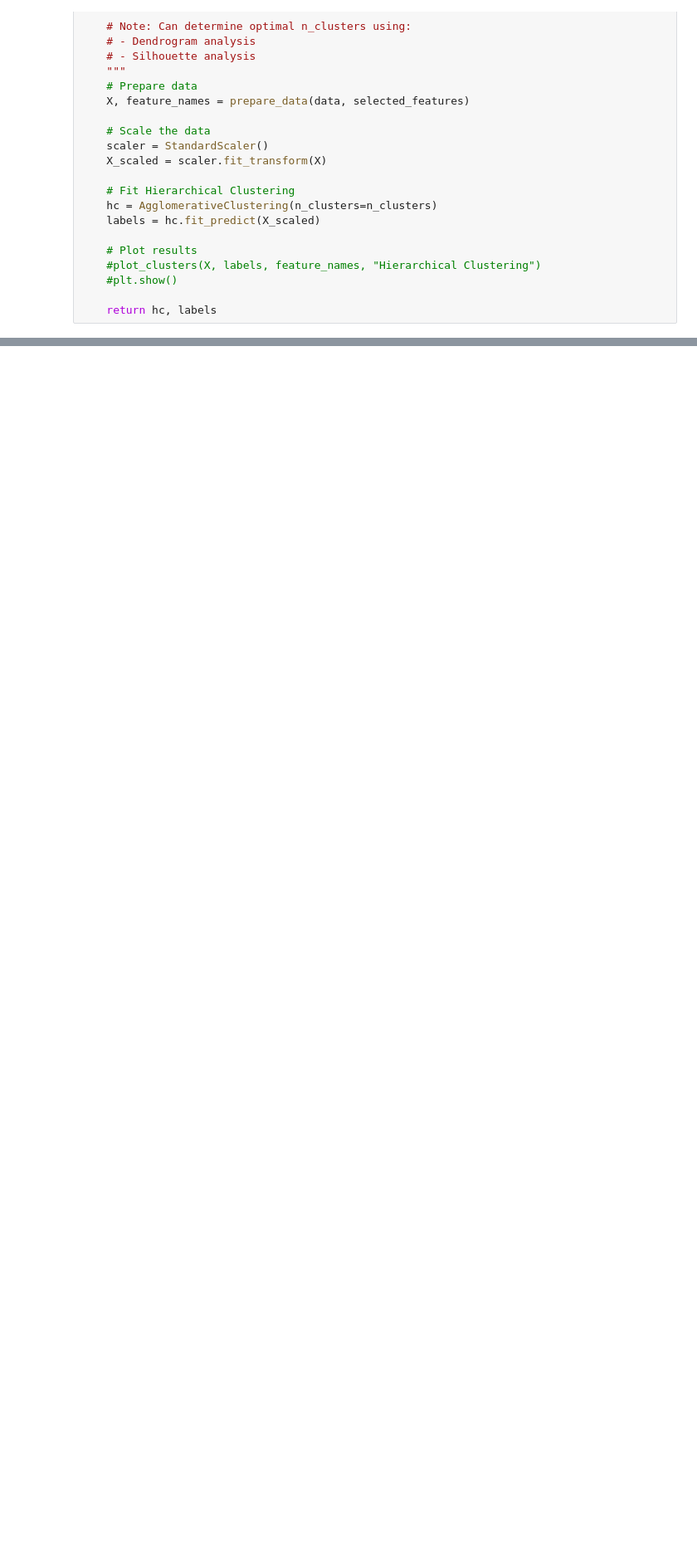
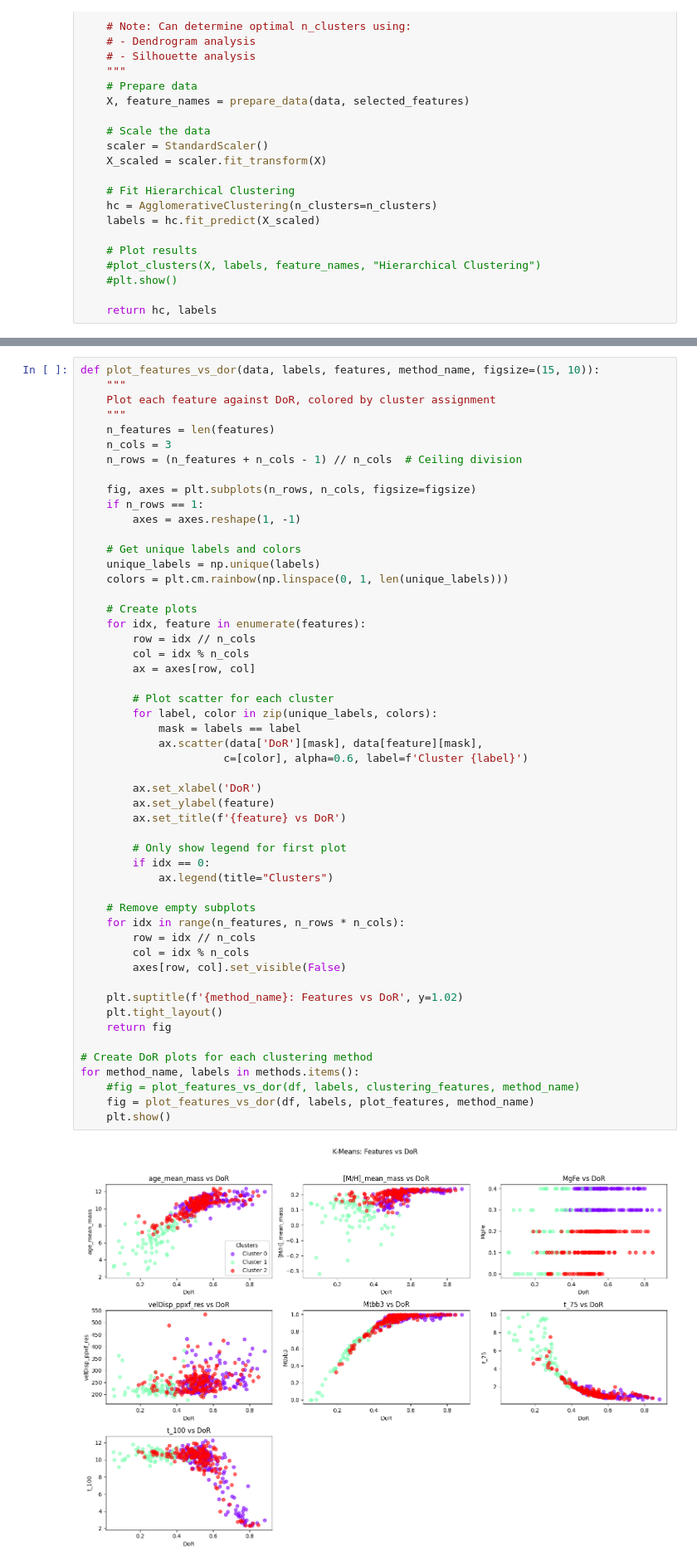
Before and after one commit to CARosss/AS01, a Jupyter notebook: 5_clustering_methods.ipynb, the cells around one changed output, grey strips where cells are left out. Shown at 83% size. Cells and saved outputs as stored; diff of their text form; blank space fills up the shorter version.

Commit message:
corner plots and DoR plots

```diff
--- a/5_clustering_methods.ipynb
+++ b/5_clustering_methods.ipynb
@@ -525,0 +616,54 @@ Cluster sizes: {0: np.int64(109), 1: np.int64(292), 2: np.int64(29)}
+# %%
+def plot_features_vs_dor(data, labels, features, method_name, figsize=(15, 10)):
+    """
+    Plot each feature against DoR, colored by cluster assignment
+    """
+    n_features = len(features)
+    n_cols = 3
+    n_rows = (n_features + n_cols - 1) // n_cols  # Ceiling division
+
+    fig, axes = plt.subplots(n_rows, n_cols, figsize=figsize)
+    if n_rows == 1:
+        axes = axes.reshape(1, -1)
+
+    # Get unique labels and colors
+    unique_labels = np.unique(labels)
+    colors = plt.cm.rainbow(np.linspace(0, 1, len(unique_labels)))
+
+    # Create plots
+    for idx, feature in enumerate(features):
+        row = idx // n_cols
+        col = idx % n_cols
+        ax = axes[row, col]
+
+        # Plot scatter for each cluster
+        for label, color in zip(unique_labels, colors):
+            mask = labels == label
+            ax.scatter(data['DoR'][mask], data[feature][mask],
+                      c=[color], alpha=0.6, label=f'Cluster {label}')
+
+        ax.set_xlabel('DoR')
+        ax.set_ylabel(feature)
+        ax.set_title(f'{feature} vs DoR')
+
+        # Only show legend for first plot
+        if idx == 0:
+            ax.legend(title="Clusters")
+
+    # Remove empty subplots
+    for idx in range(n_features, n_rows * n_cols):
+        row = idx // n_cols
+        col = idx % n_cols
+        axes[row, col].set_visible(False)
+
+    plt.suptitle(f'{method_name}: Features vs DoR', y=1.02)
+    plt.tight_layout()
+    return fig
+
+# Create DoR plots for each clustering method
+for method_name, labels in methods.items():
+    #fig = plot_features_vs_dor(df, labels, clustering_features, method_name)
+    fig = plot_features_vs_dor(df, labels, plot_features, method_name)
+    plt.show()
+# %% [output]
+[figure, added]
```
Also changed, not shown: parts of 5 cells of this notebook.
